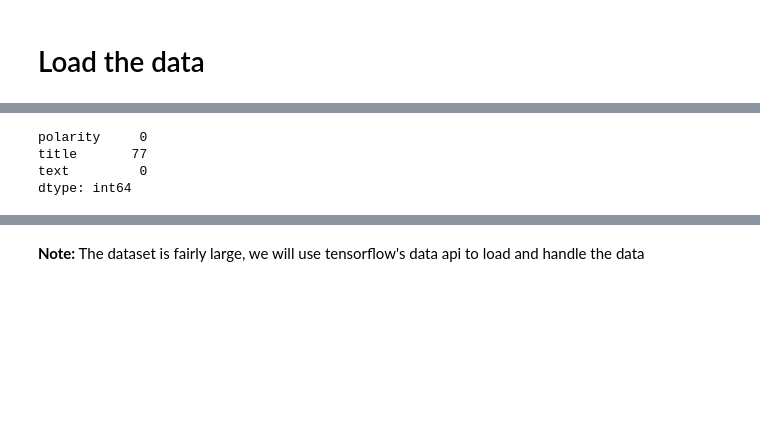
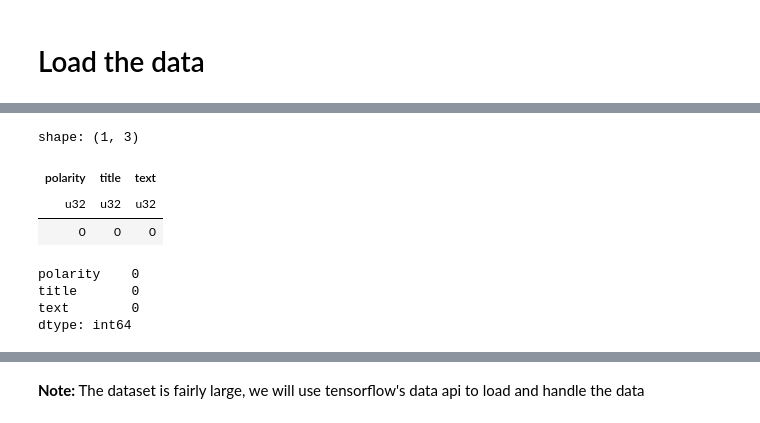
Before and after one commit to tikendraw/Amazon-review-sentiment-analysis, a Jupyter notebook: amazon-review-sentiment-analysis.ipynb, the cells around one changed output, grey strips where cells are left out. Cells and saved outputs as stored; diff of their text form; code cells hidden in the pictures; blank space fills up the shorter version.

```diff
--- a/amazon-review-sentiment-analysis.ipynb
+++ b/amazon-review-sentiment-analysis.ipynb
@@ -162,8 +170,4 @@ embed = hub.KerasLayer("./universal_sentence_encoder")
 CHUNKSIZE = 1_000_000
 # %%
 #reading data
-tp = pd.read_csv('./dataset/train.csv',names = ['polarity', 'title','text'], iterator=True, chunksize=CHUNKSIZE)  # gives TextFileReader, which is iterable with chunks of 1000 rows.
-#joining the chunks
-df = pd.concat(tp, ignore_index=True)
-#print info
-print(df.info())
+df = pl.read_csv('./dataset/train.csv',new_columns = ['polarity', 'title','text'])  # gives TextFileReader, which is iterable with chunks of 1000 rows.
@@ -182,8 +190,8 @@ None
 # %%
 # check for nulls and drop if any
-df.isnull().sum()
+df.null_count()
 # %% [output]
-polarity     0
-title       77
-text         0
-dtype: int64
+shape: (1, 3)
+| polarity | title | text |
+| u32 | u32 | u32 |
+| 0 | 0 | 0 |
@@ -193,3 +202,10 @@ df.dropna(axis = 0, how = 'any', inplace = True)
+# %%
+df.to_pandas().isna().sum()
+# %% [output]
+polarity    0
+title       0
+text        0
+dtype: int64
 # %%
 # checking for classs imbalance
 df['polarity'].value_counts()
```
Also changed, not shown: parts of 8 cells of this notebook.
